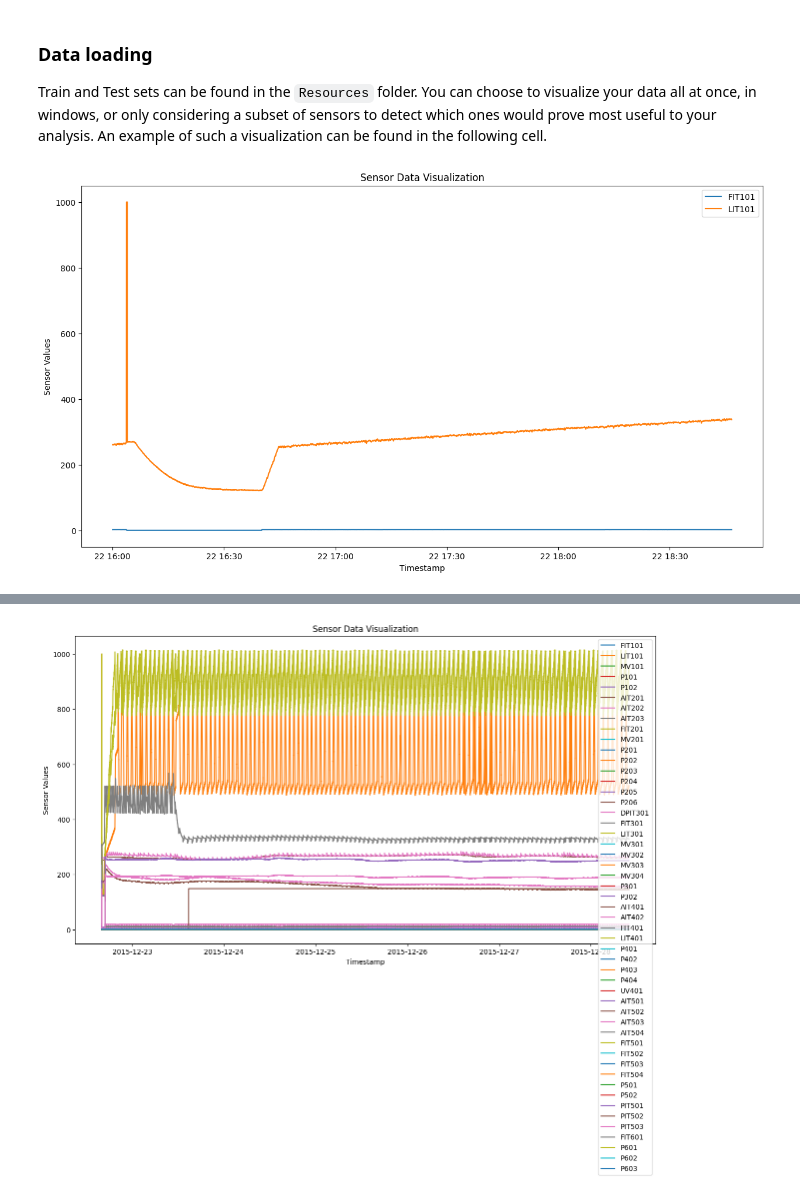
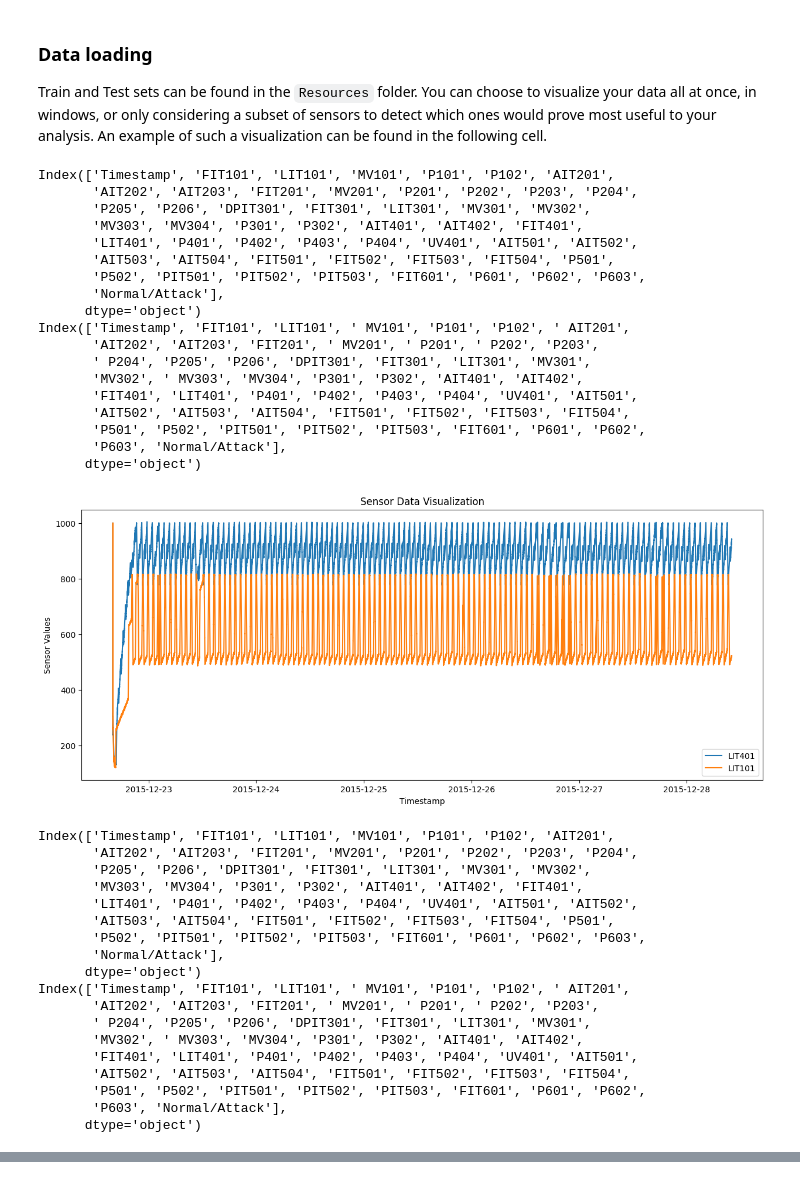
Before and after one commit to Coudenho/dm-lab, a Jupyter notebook: Anomaly Detection.ipynb, the cells around one changed output, grey strips where cells are left out. Drawn from its saved outputs; the diff is of its cells as text; code cells hidden in the pictures.

```diff
--- a/Anomaly Detection.ipynb
+++ b/Anomaly Detection.ipynb
@@ -17,32 +17,78 @@ train_data = pd.read_csv(train_file_path, delimiter=',')
 
 # Convert Timestamp column to datetime
 train_data['Timestamp'] = pd.to_datetime(train_data['Timestamp'], format='%d/%m/%Y %I:%M:%S %p')
+
+test_file_path = 'lab1_test.csv'
+
+test_data = pd.read_csv(test_file_path, delimiter=',')
+
+# Convert Timestamp column to datetime
+test_data['Timestamp'] = pd.to_datetime(test_data['Timestamp'], format='%d/%m/%Y %I:%M:%S %p')
 # %%
 def visualize_sensor_data(df, window=None, sensors=None):
     # If window is None, visualize the entire dataset
     if window is None:
         start_index, end_index = 0, len(df)
     else:
         start_index, end_index = window
 
     # If sensors is None, select all sensor columns
     if sensors is None:
         sensors = df.columns[1:-1]
 
     # Plot each sensor in a different color
-    plt.figure(figsize=(15, 8))
+    plt.figure(figsize=(15, 6))
     for sensor in sensors:
         plt.plot(df['Timestamp'][start_index:end_index], df[sensor][start_index:end_index], label=sensor)
 
     plt.xlabel('Timestamp')
     plt.ylabel('Sensor Values')
     plt.title('Sensor Data Visualization')
     plt.legend()
 
     plt.show()
+print(train_data.columns)
+print(test_data.columns)
+visualize_sensor_data(train_data, sensors=['LIT401', 'LIT101'])
 
-visualize_sensor_data(train_data, window=(0, 1000), sensors=['FIT101', 'LIT101'])
-visualize_sensor_data(train_data, window=(200, 800), sensors=['FIT301'])
-visualize_sensor_data(train_data)
+print(train_data.columns)
+print(test_data.columns)
+visualize_sensor_data(test_data, sensors=['LIT401', 'LIT101'])
 # %% [output]
+Index(['Timestamp', 'FIT101', 'LIT101', 'MV101', 'P101', 'P102', 'AIT201',
+       'AIT202', 'AIT203', 'FIT201', 'MV201', 'P201', 'P202', 'P203', 'P204',
+       'P205', 'P206', 'DPIT301', 'FIT301', 'LIT301', 'MV301', 'MV302',
+       'MV303', 'MV304', 'P301', 'P302', 'AIT401', 'AIT402', 'FIT401',
+       'LIT401', 'P401', 'P402', 'P403', 'P404', 'UV401', 'AIT501', 'AIT502',
+       'AIT503', 'AIT504', 'FIT501', 'FIT502', 'FIT503', 'FIT504', 'P501',
+       'P502', 'PIT501', 'PIT502', 'PIT503', 'FIT601', 'P601', 'P602', 'P603',
+       'Normal/Attack'],
+      dtype='object')
+Index(['Timestamp', 'FIT101', 'LIT101', ' MV101', 'P101', 'P102', ' AIT201',
+       'AIT202', 'AIT203', 'FIT201', ' MV201', ' P201', ' P202', 'P203',
+       ' P204', 'P205', 'P206', 'DPIT301', 'FIT301', 'LIT301', 'MV301',
+       'MV302', ' MV303', 'MV304', 'P301', 'P302', 'AIT401', 'AIT402',
+       'FIT401', 'LIT401', 'P401', 'P402', 'P403', 'P404', 'UV401', 'AIT501',
+       'AIT502', 'AIT503', 'AIT504', 'FIT501', 'FIT502', 'FIT503', 'FIT504',
+       'P501', 'P502', 'PIT501', 'PIT502', 'PIT503', 'FIT601', 'P601', 'P602',
+       'P603', 'Normal/Attack'],
+      dtype='object')
-[figure, old version]
+[figure, new version]
+Index(['Timestamp', 'FIT101', 'LIT101', 'MV101', 'P101', 'P102', 'AIT201',
+       'AIT202', 'AIT203', 'FIT201', 'MV201', 'P201', 'P202', 'P203', 'P204',
+       'P205', 'P206', 'DPIT301', 'FIT301', 'LIT301', 'MV301', 'MV302',
+       'MV303', 'MV304', 'P301', 'P302', 'AIT401', 'AIT402', 'FIT401',
+       'LIT401', 'P401', 'P402', 'P403', 'P404', 'UV401', 'AIT501', 'AIT502',
+       'AIT503', 'AIT504', 'FIT501', 'FIT502', 'FIT503', 'FIT504', 'P501',
+       'P502', 'PIT501', 'PIT502', 'PIT503', 'FIT601', 'P601', 'P602', 'P603',
+       'Normal/Attack'],
+      dtype='object')
+Index(['Timestamp', 'FIT101', 'LIT101', ' MV101', 'P101', 'P102', ' AIT201',
+       'AIT202', 'AIT203', 'FIT201', ' MV201', ' P201', ' P202', 'P203',
+       ' P204', 'P205', 'P206', 'DPIT301', 'FIT301', 'LIT301', 'MV301',
+       'MV302', ' MV303', 'MV304', 'P301', 'P302', 'AIT401', 'AIT402',
+       'FIT401', 'LIT401', 'P401', 'P402', 'P403', 'P404', 'UV401', 'AIT501',
+       'AIT502', 'AIT503', 'AIT504', 'FIT501', 'FIT502', 'FIT503', 'FIT504',
+       'P501', 'P502', 'PIT501', 'PIT502', 'PIT503', 'FIT601', 'P601', 'P602',
+       'P603', 'Normal/Attack'],
+      dtype='object')
@@ -50 +95,0 @@ visualize_sensor_data(train_data)
-[figure, removed]
```
Also changed, not shown: parts of 23 cells of this notebook.
